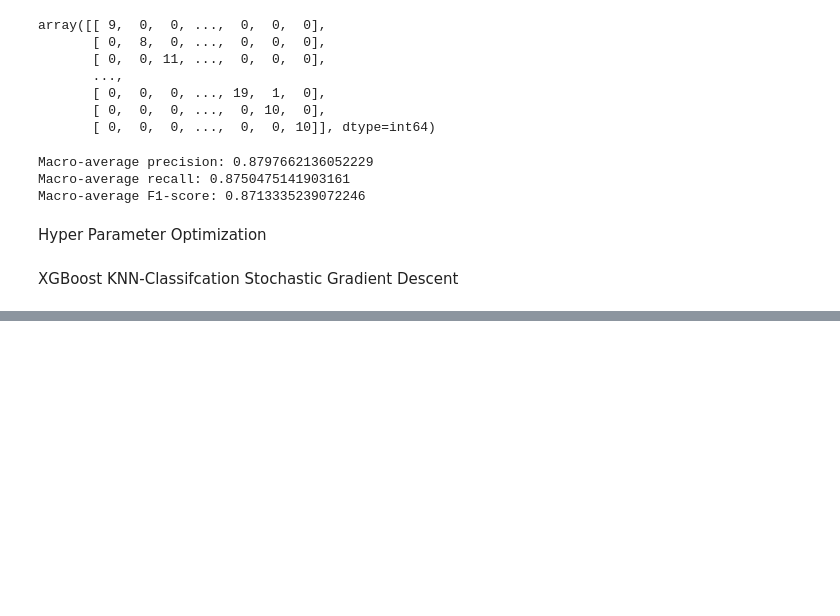
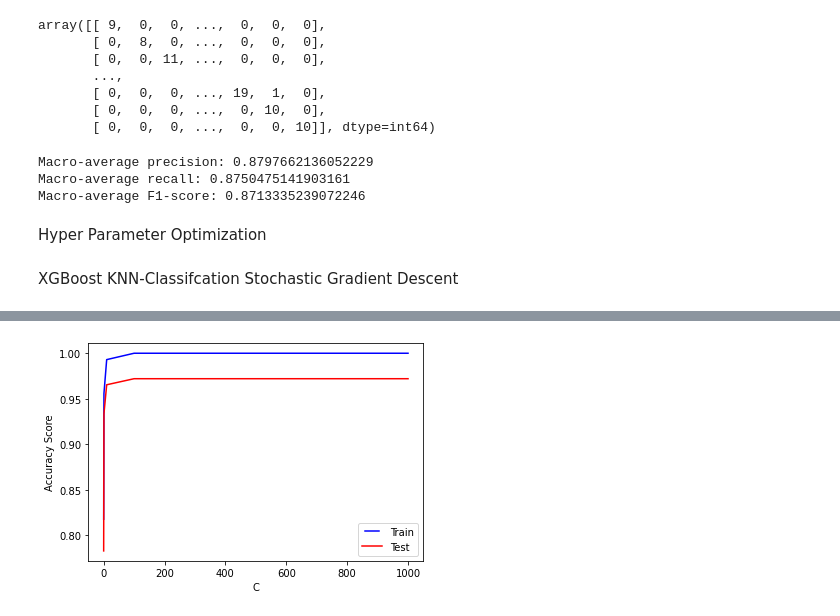
Before and after one commit to Shilpa-Perera/CS4622-ML_Project, a Jupyter notebook: layer_9.ipynb, the cells around one changed output, grey strips where cells are left out. Cells and saved outputs as stored; diff of their text form; code cells hidden in the pictures; blank space fills up the shorter version.

```diff
--- a/layer_9.ipynb
+++ b/layer_9.ipynb
@@ -251,0 +254,11 @@ Stochastic Gradient Descent
+# %%
+from sklearn.svm import SVC
+
+def svm_classification(train_input, train_output, valid_input, valid_output):
+    svm_classifier = SVC()
+    svm_classifier.fit(train_input, train_output)
+    valid_predictions = svm_classifier.predict(valid_input)
+    report = classification_report(valid_output, valid_predictions, output_dict=True)
+    return  valid_predictions , report , svm_classifier
+
+y_pred , report , classifier = svm_classification(new_train_features, train_label_1 , new_valid_features, valid_label_1 )
@@ -251,0 +287,23 @@ Stochastic Gradient Descent
+# %%
+c =  [0.1, 1, 10, 100, 1000]
+train_results = []
+test_results = []
+for reg in c:
+   svc = SVC(C = reg)
+   svc.fit(new_train_features, train_label_1)
+
+   train_pred = svc.predict(new_train_features)
+   train_results.append(accuracy_score(train_label_1, train_pred))
+
+   y_pred = svc.predict(new_valid_features)
+   test_results.append(accuracy_score(valid_label_1, y_pred))
+
+from matplotlib.legend_handler import HandlerLine2D
+line1, = plt.plot(c, train_results, "b", label="Train")
+line2, = plt.plot(c, test_results, "r", label="Test")
+plt.legend(handler_map={line1: HandlerLine2D(numpoints=2)})
+plt.ylabel("Accuracy Score")
+plt.xlabel("C")
+plt.show()
+# %% [output]
+[figure, added]
```
Also changed, not shown: parts of 6 cells of this notebook.
